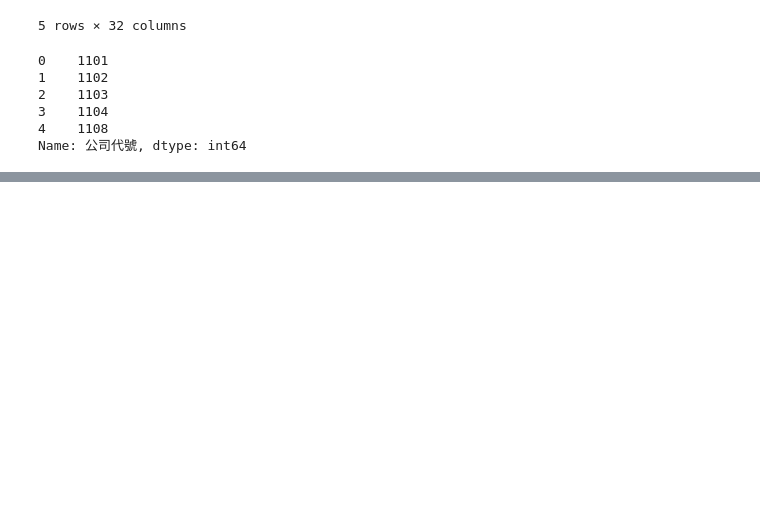
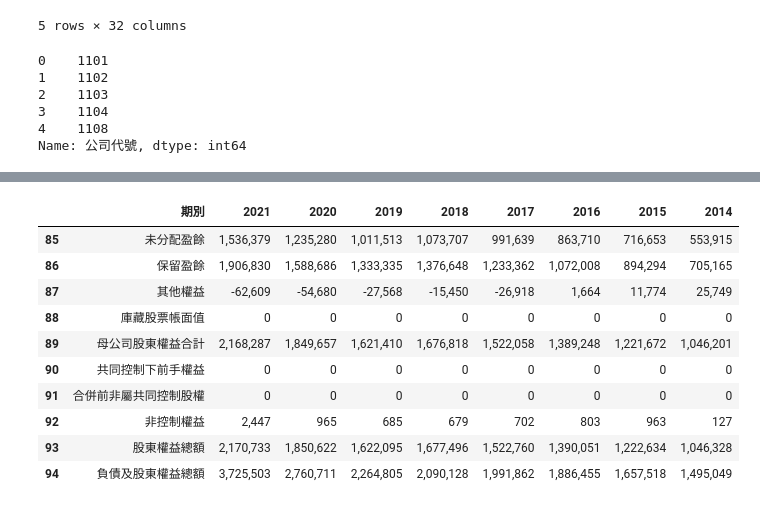
Before and after one commit to kankot2020/-_-_Notebooks, a Jupyter notebook: 22_1017_唯客學院.ipynb, the cells around one changed output, grey strips where cells are left out. Cells and saved outputs as stored; diff of their text form; code cells hidden in the pictures; blank space fills up the shorter version.

```diff
--- a/22_1017_唯客學院.ipynb
+++ b/22_1017_唯客學院.ipynb
@@ -68,0 +196,14 @@ for x in df['公司代號']:
+# %%
+df.tail(10)
+# %% [output]
+|  | 期別 | 2021 | 2020 | 2019 | 2018 | 2017 | 2016 | 2015 | 2014 |
+| 85 | 未分配盈餘 | 1,536,379 | 1,235,280 | 1,011,513 | 1,073,707 | 991,639 | 863,710 | 716,653 | 553,915 |
+| 86 | 保留盈餘 | 1,906,830 | 1,588,686 | 1,333,335 | 1,376,648 | 1,233,362 | 1,072,008 | 894,294 | 705,165 |
+| 87 | 其他權益 | -62,609 | -54,680 | -27,568 | -15,450 | -26,918 | 1,664 | 11,774 | 25,749 |
+| 88 | 庫藏股票帳面值 | 0 | 0 | 0 | 0 | 0 | 0 | 0 | 0 |
+| 89 | 母公司股東權益合計 | 2,168,287 | 1,849,657 | 1,621,410 | 1,676,818 | 1,522,058 | 1,389,248 | 1,221,672 | 1,046,201 |
+| 90 | 共同控制下前手權益 | 0 | 0 | 0 | 0 | 0 | 0 | 0 | 0 |
+| 91 | 合併前非屬共同控制股權 | 0 | 0 | 0 | 0 | 0 | 0 | 0 | 0 |
+| 92 | 非控制權益 | 2,447 | 965 | 685 | 679 | 702 | 803 | 963 | 127 |
+| 93 | 股東權益總額 | 2,170,733 | 1,850,622 | 1,622,095 | 1,677,496 | 1,522,760 | 1,390,051 | 1,222,634 | 1,046,328 |
+| 94 | 負債及股東權益總額 | 3,725,503 | 2,760,711 | 2,264,805 | 2,090,128 | 1,991,862 | 1,886,455 | 1,657,518 | 1,495,049 |
```
Also changed, not shown: parts of 17 cells of this notebook.
